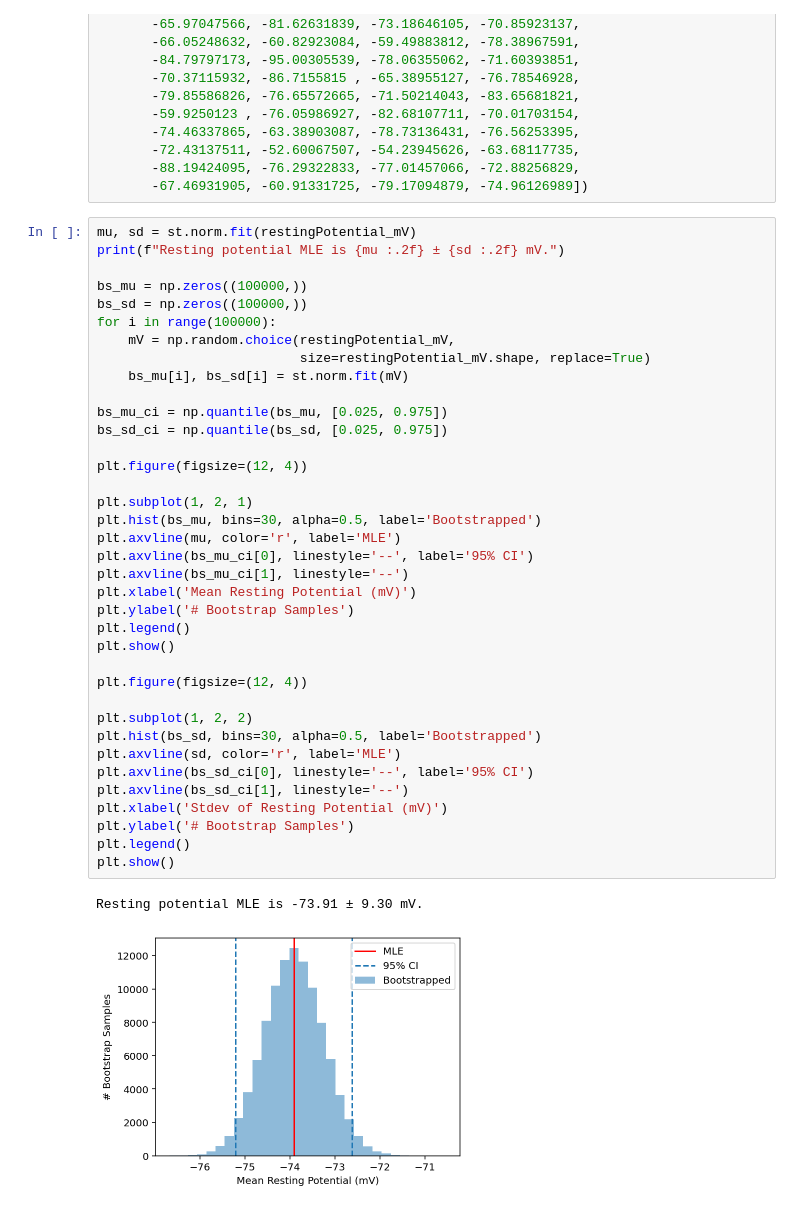
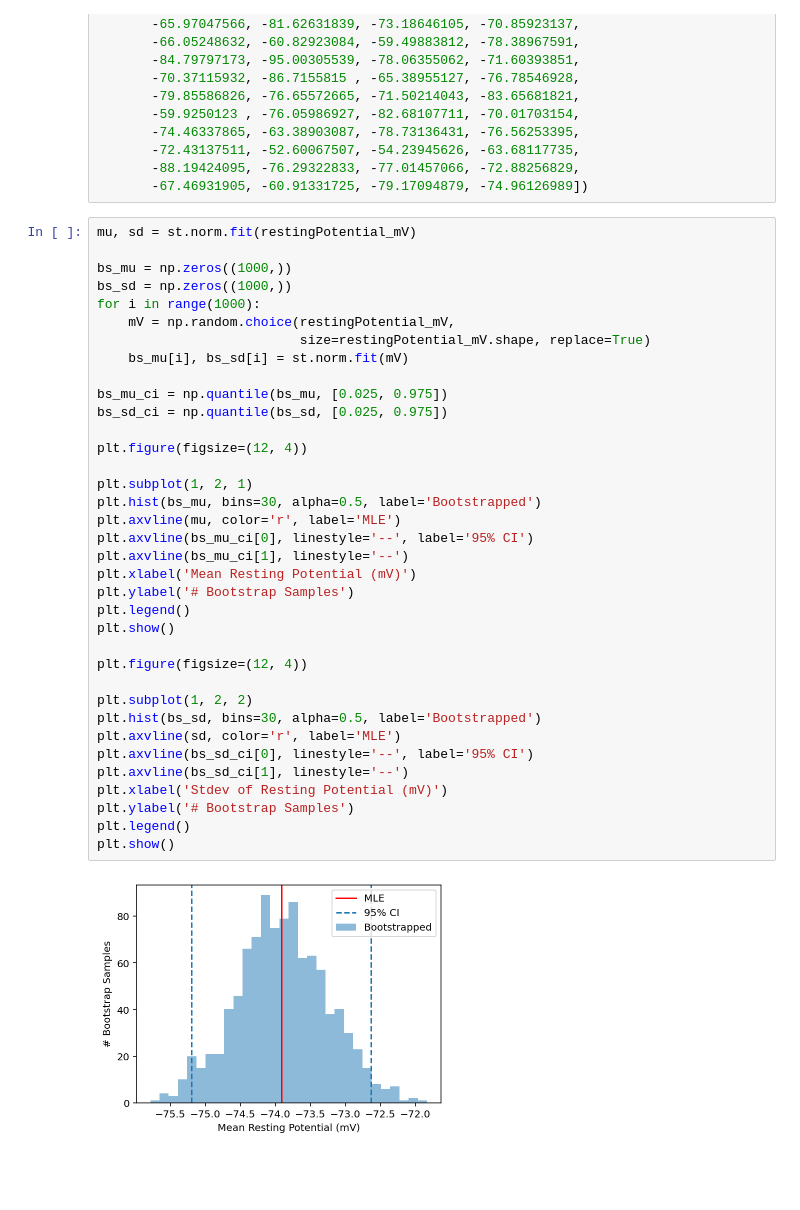
Before and after one commit to nishadalal120/NEU-365P-385L-Spring-2021, a Jupyter notebook: homework/extracredit-bootstrap.ipynb, the cells around one changed output. Drawn from its saved outputs; the diff is of its cells as text; blank space fills up the shorter version.

```diff
--- a/homework/extracredit-bootstrap.ipynb
+++ b/homework/extracredit-bootstrap.ipynb
@@ -62,41 +62,39 @@ restingPotential_mV = np.array([-85.06885608, -68.0333149 , -77.04147864, -70.82
        -67.46931905, -60.91331725, -79.17094879, -74.96126989])
 # %%
 mu, sd = st.norm.fit(restingPotential_mV)
-print(f"Resting potential MLE is {mu :.2f} ± {sd :.2f} mV.")
 
-bs_mu = np.zeros((100000,))
-bs_sd = np.zeros((100000,))
-for i in range(100000):
+bs_mu = np.zeros((1000,))
+bs_sd = np.zeros((1000,))
+for i in range(1000):
     mV = np.random.choice(restingPotential_mV,
                           size=restingPotential_mV.shape, replace=True)
     bs_mu[i], bs_sd[i] = st.norm.fit(mV)
 
 bs_mu_ci = np.quantile(bs_mu, [0.025, 0.975])
 bs_sd_ci = np.quantile(bs_sd, [0.025, 0.975])
 
 plt.figure(figsize=(12, 4))
 
 plt.subplot(1, 2, 1)
 plt.hist(bs_mu, bins=30, alpha=0.5, label='Bootstrapped')
 plt.axvline(mu, color='r', label='MLE')
 plt.axvline(bs_mu_ci[0], linestyle='--', label='95% CI')
 plt.axvline(bs_mu_ci[1], linestyle='--')
 plt.xlabel('Mean Resting Potential (mV)')
 plt.ylabel('# Bootstrap Samples')
 plt.legend()
 plt.show()
 
 plt.figure(figsize=(12, 4))
 
 plt.subplot(1, 2, 2)
 plt.hist(bs_sd, bins=30, alpha=0.5, label='Bootstrapped')
 plt.axvline(sd, color='r', label='MLE')
 plt.axvline(bs_sd_ci[0], linestyle='--', label='95% CI')
 plt.axvline(bs_sd_ci[1], linestyle='--')
 plt.xlabel('Stdev of Resting Potential (mV)')
 plt.ylabel('# Bootstrap Samples')
 plt.legend()
 plt.show()
 # %% [output]
-Resting potential MLE is -73.91 ± 9.30 mV.
-[figure, old version]
+[figure, new version]
```
Also changed, not shown: parts of 1 cell of this notebook, 1 other file.
